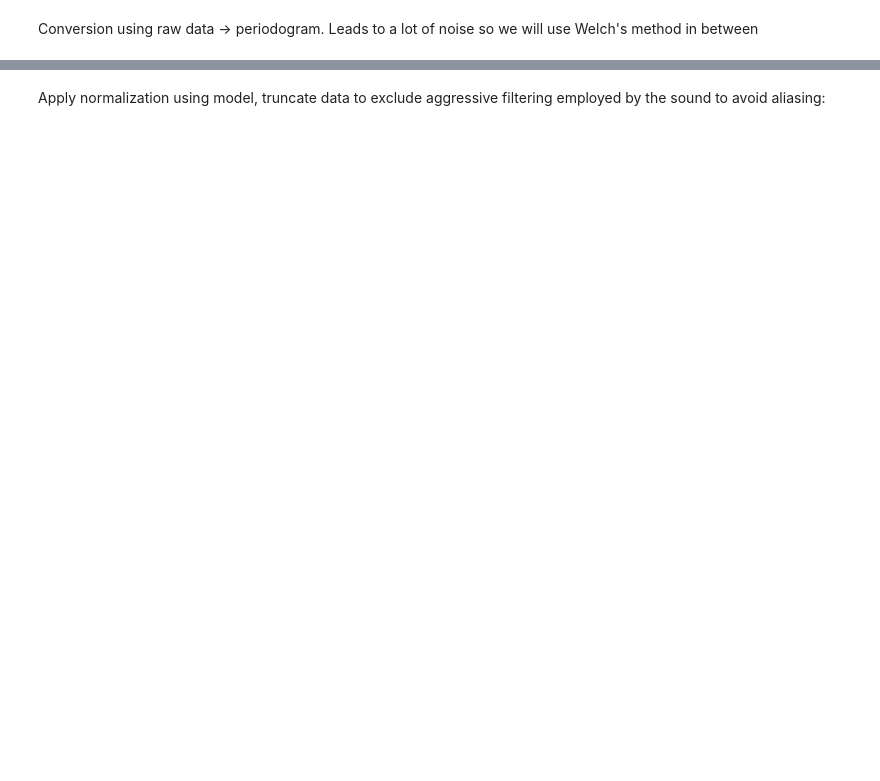
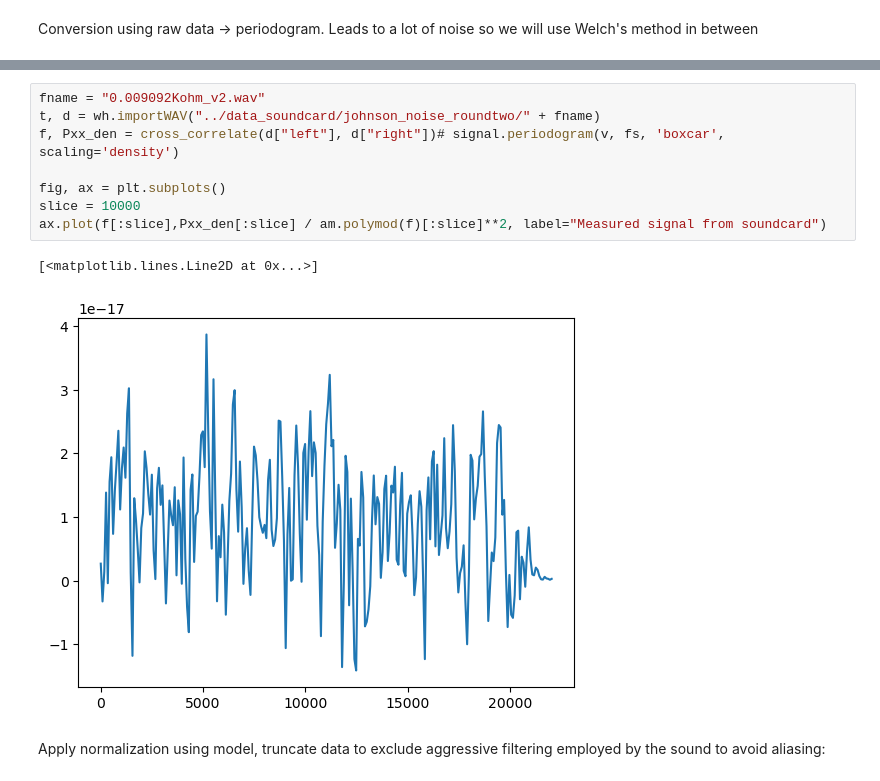
Before and after one commit to Atzphere/309-Pool, a Jupyter notebook: notebooks/johnson_analyzer.ipynb, the cells around one changed output, grey strips where cells are left out. Saved outputs shown, nothing was run; the diff lists cells and outputs as text; blank space fills up the shorter version.

```diff
--- a/notebooks/johnson_analyzer.ipynb
+++ b/notebooks/johnson_analyzer.ipynb
@@ -121,3 +132,14 @@ ax.legend()
+# %%
+fname = "0.009092Kohm_v2.wav"
+t, d = wh.importWAV("../data_soundcard/johnson_noise_roundtwo/" + fname)
+f, Pxx_den = cross_correlate(d["left"], d["right"])# signal.periodogram(v, fs, 'boxcar', scaling='density')
+
+fig, ax = plt.subplots()
+slice = 10000
+ax.plot(f[:slice],Pxx_den[:slice] / am.polymod(f)[:slice]**2, label="Measured signal from soundcard")
+# %% [output]
+[<matplotlib.lines.Line2D at 0x...>]
+[figure, added]
 # %% [markdown]
 Apply normalization using model, truncate data to exclude aggressive filtering employed by the sound to avoid aliasing:
 # %%
```
Also changed, not shown: parts of 11 cells of this notebook, 10 other files.
